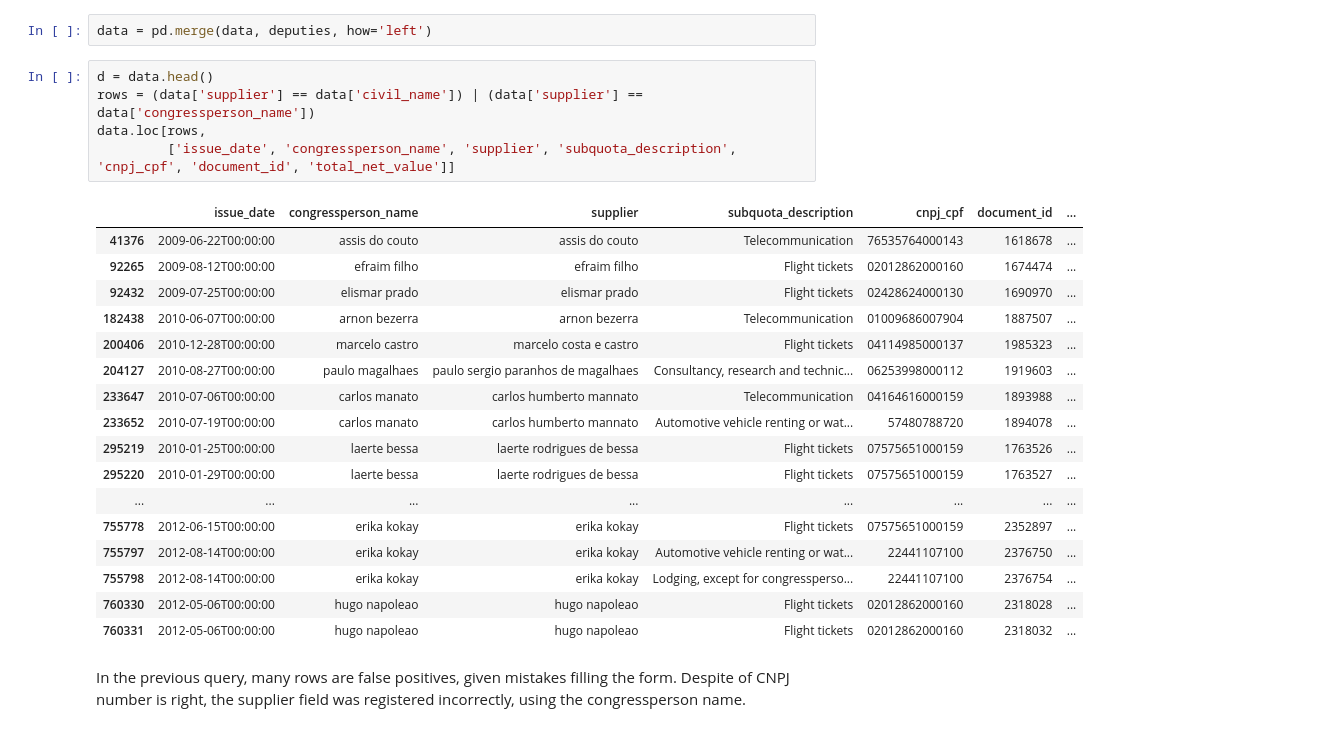
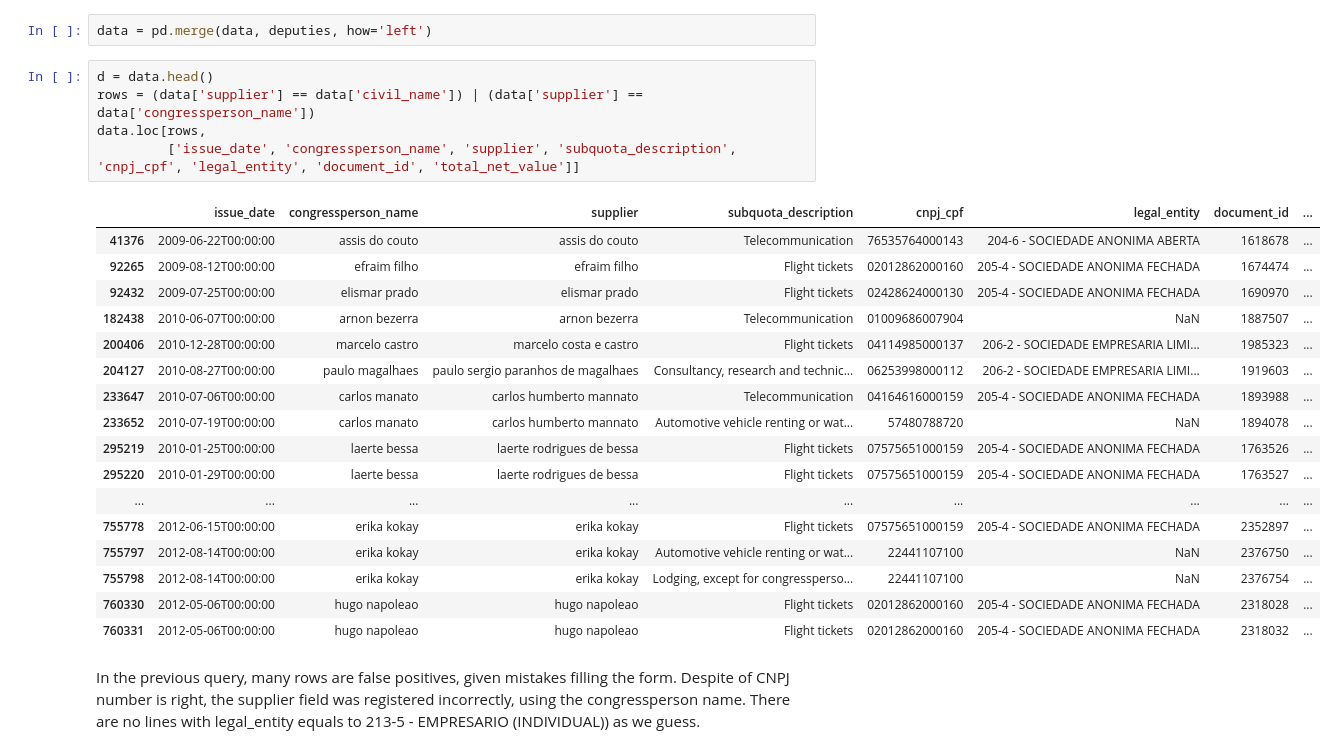
Before and after one commit to evilasiov/serenata-de-amor, a Jupyter notebook: develop/2017-01-04-evilasiov-companies-with-congresspeople-names.ipynb, the cells around one changed output. Cells and saved outputs as stored; diff of their text form.

```diff
--- a/develop/2017-01-04-evilasiov-companies-with-congresspeople-names.ipynb
+++ b/develop/2017-01-04-evilasiov-companies-with-congresspeople-names.ipynb
@@ -139,25 +149,26 @@ data = pd.merge(data, deputies, how='left')
 # %%
 d = data.head()
 rows = (data['supplier'] == data['civil_name']) | (data['supplier'] == data['congressperson_name'])
 data.loc[rows,
-         ['issue_date', 'congressperson_name', 'supplier', 'subquota_description', 'cnpj_cpf', 'document_id', 'total_net_value']]
+         ['issue_date', 'congressperson_name', 'supplier', 'subquota_description', 'cnpj_cpf', 'legal_entity', 'document_id', 'total_net_value']]
 # %% [output]
-|  | issue_date | congressperson_name | supplier | subquota_description | cnpj_cpf | document_id | ... |
-| 41376 | 2009-06-22T00:00:00 | assis do couto | assis do couto | Telecommunication | 76535764000143 | 1618678 | ... |
-| 92265 | 2009-08-12T00:00:00 | efraim filho | efraim filho | Flight tickets | 02012862000160 | 1674474 | ... |
-| 92432 | 2009-07-25T00:00:00 | elismar prado | elismar prado | Flight tickets | 02428624000130 | 1690970 | ... |
-| 182438 | 2010-06-07T00:00:00 | arnon bezerra | arnon bezerra | Telecommunication | 01009686007904 | 1887507 | ... |
-| 200406 | 2010-12-28T00:00:00 | marcelo castro | marcelo costa e castro | Flight tickets | 04114985000137 | 1985323 | ... |
-| 204127 | 2010-08-27T00:00:00 | paulo magalhaes | paulo sergio paranhos de magalhaes | Consultancy, research and technic... | 06253998000112 | 1919603 | ... |
-| 233647 | 2010-07-06T00:00:00 | carlos manato | carlos humberto mannato | Telecommunication | 04164616000159 | 1893988 | ... |
-| 233652 | 2010-07-19T00:00:00 | carlos manato | carlos humberto mannato | Automotive vehicle renting or wat... | 57480788720 | 1894078 | ... |
-| 295219 | 2010-01-25T00:00:00 | laerte bessa | laerte rodrigues de bessa | Flight tickets | 07575651000159 | 1763526 | ... |
-| 295220 | 2010-01-29T00:00:00 | laerte bessa | laerte rodrigues de bessa | Flight tickets | 07575651000159 | 1763527 | ... |
-| ... | ... | ... | ... | ... | ... | ... | ... |
-| 755778 | 2012-06-15T00:00:00 | erika kokay | erika kokay | Flight tickets | 07575651000159 | 2352897 | ... |
-| 755797 | 2012-08-14T00:00:00 | erika kokay | erika kokay | Automotive vehicle renting or wat... | 22441107100 | 2376750 | ... |
-| 755798 | 2012-08-14T00:00:00 | erika kokay | erika kokay | Lodging, except for congressperso... | 22441107100 | 2376754 | ... |
-| 760330 | 2012-05-06T00:00:00 | hugo napoleao | hugo napoleao | Flight tickets | 02012862000160 | 2318028 | ... |
-| 760331 | 2012-05-06T00:00:00 | hugo napoleao | hugo napoleao | Flight tickets | 02012862000160 | 2318032 | ... |
+|  | issue_date | congressperson_name | supplier | subquota_description | cnpj_cpf | legal_entity | document_id | ... |
+| 41376 | 2009-06-22T00:00:00 | assis do couto | assis do couto | Telecommunication | 76535764000143 | 204-6 - SOCIEDADE ANONIMA ABERTA | 1618678 | ... |
+| 92265 | 2009-08-12T00:00:00 | efraim filho | efraim filho | Flight tickets | 02012862000160 | 205-4 - SOCIEDADE ANONIMA FECHADA | 1674474 | ... |
+| 92432 | 2009-07-25T00:00:00 | elismar prado | elismar prado | Flight tickets | 02428624000130 | 205-4 - SOCIEDADE ANONIMA FECHADA | 1690970 | ... |
+| 182438 | 2010-06-07T00:00:00 | arnon bezerra | arnon bezerra | Telecommunication | 01009686007904 | NaN | 1887507 | ... |
+| 200406 | 2010-12-28T00:00:00 | marcelo castro | marcelo costa e castro | Flight tickets | 04114985000137 | 206-2 - SOCIEDADE EMPRESARIA LIMI... | 1985323 | ... |
+| 204127 | 2010-08-27T00:00:00 | paulo magalhaes | paulo sergio paranhos de magalhaes | Consultancy, research and technic... | 06253998000112 | 206-2 - SOCIEDADE EMPRESARIA LIMI... | 1919603 | ... |
+| 233647 | 2010-07-06T00:00:00 | carlos manato | carlos humberto mannato | Telecommunication | 04164616000159 | 205-4 - SOCIEDADE ANONIMA FECHADA | 1893988 | ... |
+| 233652 | 2010-07-19T00:00:00 | carlos manato | carlos humberto mannato | Automotive vehicle renting or wat... | 57480788720 | NaN | 1894078 | ... |
+| 295219 | 2010-01-25T00:00:00 | laerte bessa | laerte rodrigues de bessa | Flight tickets | 07575651000159 | 205-4 - SOCIEDADE ANONIMA FECHADA | 1763526 | ... |
+| 295220 | 2010-01-29T00:00:00 | laerte bessa | laerte rodrigues de bessa | Flight tickets | 07575651000159 | 205-4 - SOCIEDADE ANONIMA FECHADA | 1763527 | ... |
+| ... | ... | ... | ... | ... | ... | ... | ... | ... |
+| 755778 | 2012-06-15T00:00:00 | erika kokay | erika kokay | Flight tickets | 07575651000159 | 205-4 - SOCIEDADE ANONIMA FECHADA | 2352897 | ... |
+| 755797 | 2012-08-14T00:00:00 | erika kokay | erika kokay | Automotive vehicle renting or wat... | 22441107100 | NaN | 2376750 | ... |
+| 755798 | 2012-08-14T00:00:00 | erika kokay | erika kokay | Lodging, except for congressperso... | 22441107100 | NaN | 2376754 | ... |
+| 760330 | 2012-05-06T00:00:00 | hugo napoleao | hugo napoleao | Flight tickets | 02012862000160 | 205-4 - SOCIEDADE ANONIMA FECHADA | 2318028 | ... |
+| 760331 | 2012-05-06T00:00:00 | hugo napoleao | hugo napoleao | Flight tickets | 02012862000160 | 205-4 - SOCIEDADE ANONIMA FECHADA | 2318032 | ... |
 # %% [markdown]
 In the previous query, many rows are false positives, given mistakes filling the form. Despite of CNPJ number is right, the supplier field was registered incorrectly, using the congressperson name.
+There are no lines with legal_entity equals to 213-5 - EMPRESARIO (INDIVIDUAL)) as we guess.
```
Also changed, not shown: parts of 5 cells of this notebook, 2 other files.
